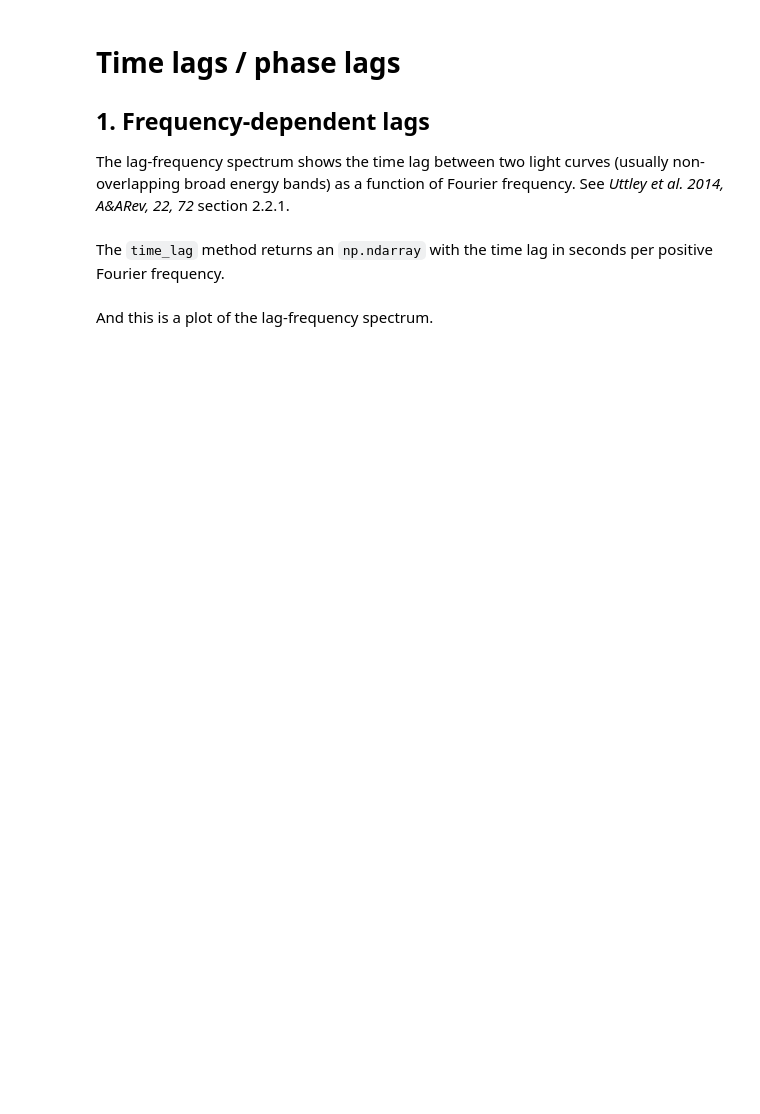
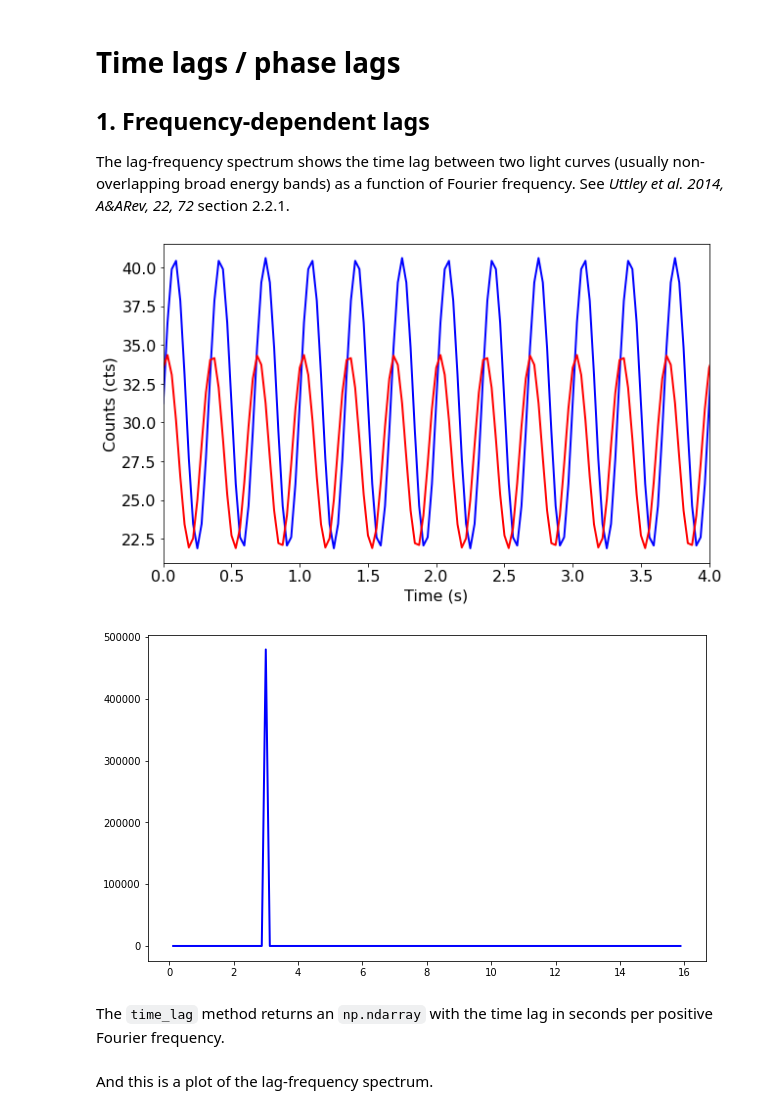
Before and after one commit to StingraySoftware/notebooks, a Jupyter notebook: Crossspectrum/Crossspectrum_tutorial.ipynb, the cells around one changed output. Cells and saved outputs as stored; diff of their text form; code cells hidden in the pictures; blank space fills up the shorter version.

```diff
--- a/Crossspectrum/Crossspectrum_tutorial.ipynb
+++ b/Crossspectrum/Crossspectrum_tutorial.ipynb
@@ -271,32 +343,35 @@ See  *Uttley et al. 2014, A&ARev, 22, 72* section 2.2.1.
 # %%
 long_dt = 0.03125  # seconds
 long_exposure = 1600.  # seconds
 long_times = np.arange(0, long_exposure, long_dt)  # seconds
 
 # long_signal_1 = 300 * np.sin(2.*np.pi*long_times/0.5) + 100 * np.sin(2.*np.pi*long_times*5 + np.pi/6) + 1000
 # long_signal_2 = 200 * np.sin(2.*np.pi*long_times/0.5 + np.pi/4) + 80 * np.sin(2.*np.pi*long_times*5) + 900
 
 long_signal_1 = (300 * np.sin(2.*np.pi*long_times*3) + 1000) * dt
 long_signal_2 = (200 * np.sin(2.*np.pi*long_times*3 + np.pi/3) + 900) * dt
 
 long_lc1 = Lightcurve(long_times, long_signal_1)
 long_lc2 = Lightcurve(long_times, long_signal_2)
 
-avg_cs = AveragedCrossspectrum(long_lc1, long_lc2, 8.)
+avg_cs = AveragedCrossspectrum.from_lightcurve(long_lc1, long_lc2, 8.)
 
 fig, ax = plt.subplots(1,1,figsize=(10,6))
 ax.plot(long_lc1.time, long_lc1.counts, lw=2, color='blue')
 ax.plot(long_lc1.time, long_lc2.counts, lw=2, color='red')
 ax.set_xlim(0,4)
 ax.set_xlabel("Time (s)", fontproperties=font_prop)
 ax.set_ylabel("Counts (cts)", fontproperties=font_prop)
 ax.tick_params(axis='x', labelsize=16)
 ax.tick_params(axis='y', labelsize=16)
 plt.show()
 
 fig, ax = plt.subplots(1,1,figsize=(10,6))
 ax.plot(avg_cs.freq, avg_cs.power, lw=2, color='blue')
 plt.show()
+# %% [output]
+[figure, added]
+[figure, added]
 # %% [markdown]
 The `time_lag` method returns an `np.ndarray` with the time lag in seconds per positive Fourier frequency.
 # %%
```
Also changed, not shown: parts of 24 cells of this notebook.
